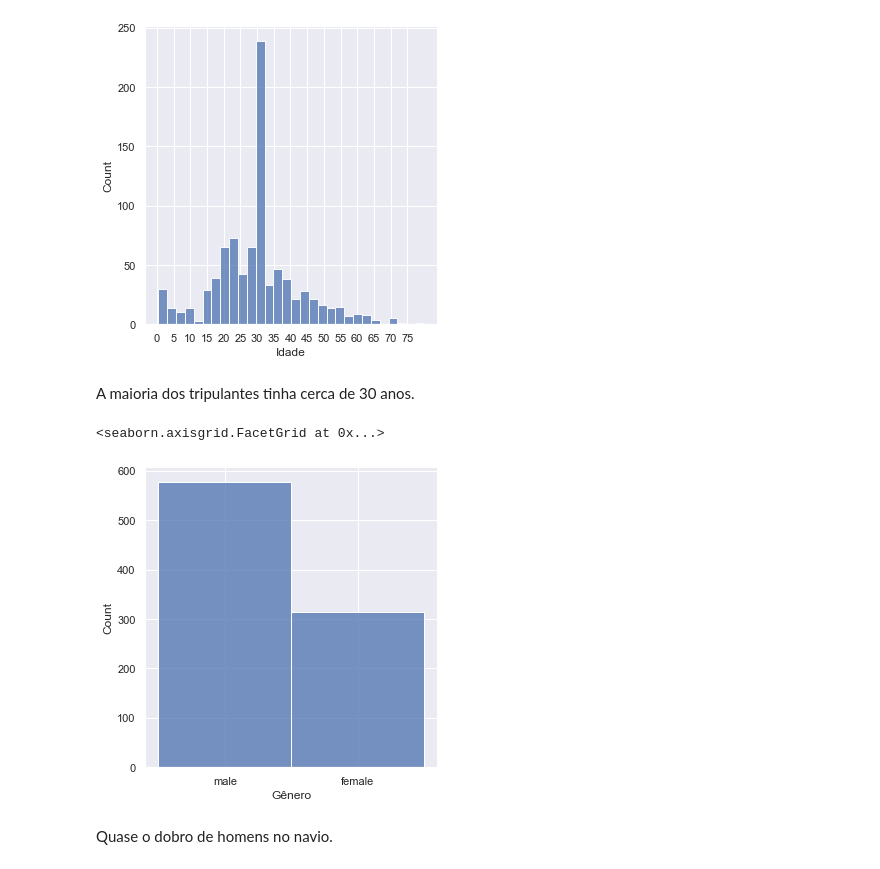
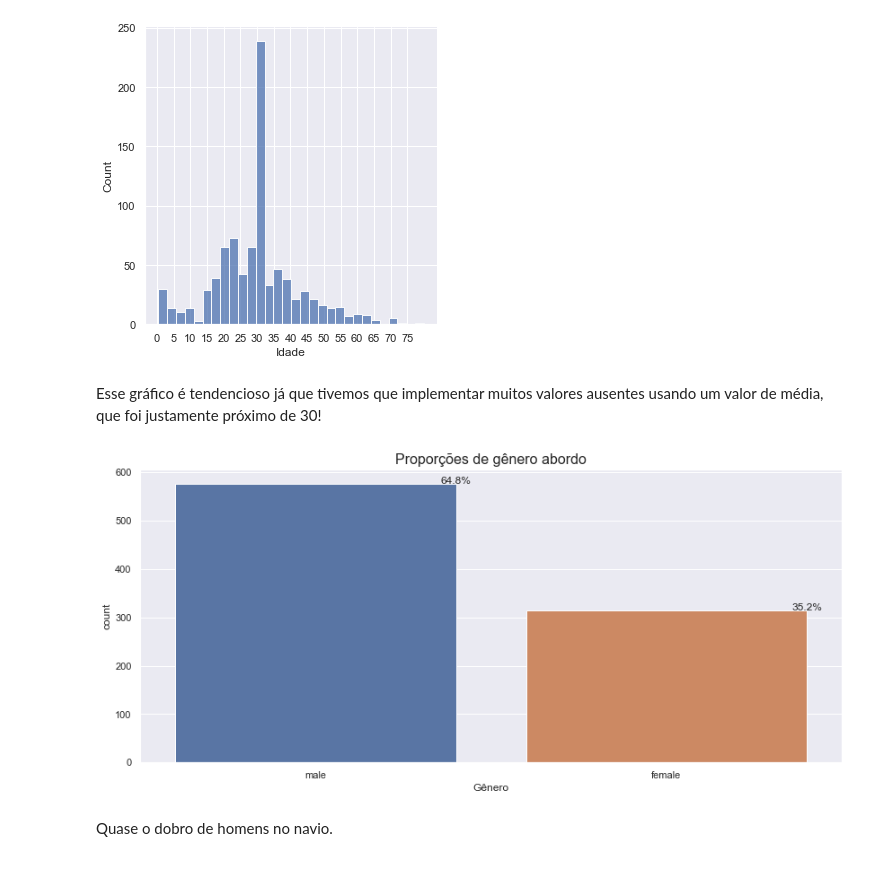
Before and after one commit to Rebeque/Titanic---Quem-sobreviveria-ETL-EDA-ML-Deploy-HTML-CSS-, a Jupyter notebook: Notebook_Titanic_Quem sobreviveria_v0.1.ipynb, the cells around one changed output. Saved outputs shown, nothing was run; the diff lists cells and outputs as text; code cells hidden in the pictures.

```diff
--- a/Notebook_Titanic_Quem sobreviveria_v0.1.ipynb
+++ b/Notebook_Titanic_Quem sobreviveria_v0.1.ipynb
@@ -329,5 +326,13 @@ Index(['Sobreviveu', 'Classe_Passageiro', 'Nome', 'Gênero', 'Idade',
       dtype='object')
 # %%
 # Qual a proporção de pessoas que sobreviveu em relação a quem faleceu?
-sns.countplot(x='Sobreviveu', data=df_treino)
+total = float(len(df_treino))
+ax = sns.countplot(x='Sobreviveu', data=df_treino)
+plt.title('Proporção de sobreviventes', fontsize=16)
+for p in ax.patches:
+    porcentagem = '{:.1f}%'.format(100 * p.get_height()/total)
+    x = p.get_x() + p.get_width()
+    y = p.get_height()
+    ax.annotate(porcentagem, (x, y),ha='center')
+plt.show()
 # %% [output]
@@ -337,8 +341,15 @@ sns.countplot(x='Sobreviveu', data=df_treino)
 Nossos dados um pouco desbalanceados, mas refletem a realidade já que são dados reais dos sobreviventes. Mais tarde podemos verificar a necessidade de fazer um balanceamento artificial nos sobreviventes para melhorar a precisão do algoritmo.
 # %%
 # Distribuição do local de embarque
-plot = sns.displot(x=df_treino['Local_Embarque'])
-
 print('C = Cherbourg, Q = Queenstown, S = Southampton')
+total = float(len(df_treino))
+ax = sns.countplot(x=df_treino['Local_Embarque'])
+plt.title('Divisão de locais de embarque', fontsize=16)
+for p in ax.patches:
+    porcentagem = '{:.1f}%'.format(100 * p.get_height()/total)
+    x = p.get_x() + p.get_width()
+    y = p.get_height()
+    ax.annotate(porcentagem, (x, y),ha='center')
+plt.show()
 # %% [output]
 C = Cherbourg, Q = Queenstown, S = Southampton
@@ -380,13 +391,20 @@ plot.set(xticks=np.arange(0,80,5))
 <seaborn.axisgrid.FacetGrid at 0x...>
 [figure]
 # %% [markdown]
-A maioria dos tripulantes tinha cerca de 30 anos.
+Esse gráfico é tendencioso já que tivemos que implementar muitos valores ausentes usando um valor de média, que foi justamente próximo de 30!
 # %%
 # Distribuição das gêneros
-sns.displot(x=df_treino['Gênero'])
+total = float(len(df_treino))
+ax = sns.countplot(x=df_treino['Gênero'])
+plt.title('Proporções de gênero abordo', fontsize=16)
+for p in ax.patches:
+    porcentagem = '{:.1f}%'.format(100 * p.get_height()/total)
+    x = p.get_x() + p.get_width()
+    y = p.get_height()
+    ax.annotate(porcentagem, (x, y),ha='center')
+plt.show()
 # %% [output]
-<seaborn.axisgrid.FacetGrid at 0x...>
-[figure, old version]
+[figure, new version]
 # %% [markdown]
 Quase o dobro de homens no navio.
 # %%
```
Also changed, not shown: parts of 13 cells of this notebook, 1 other file.
